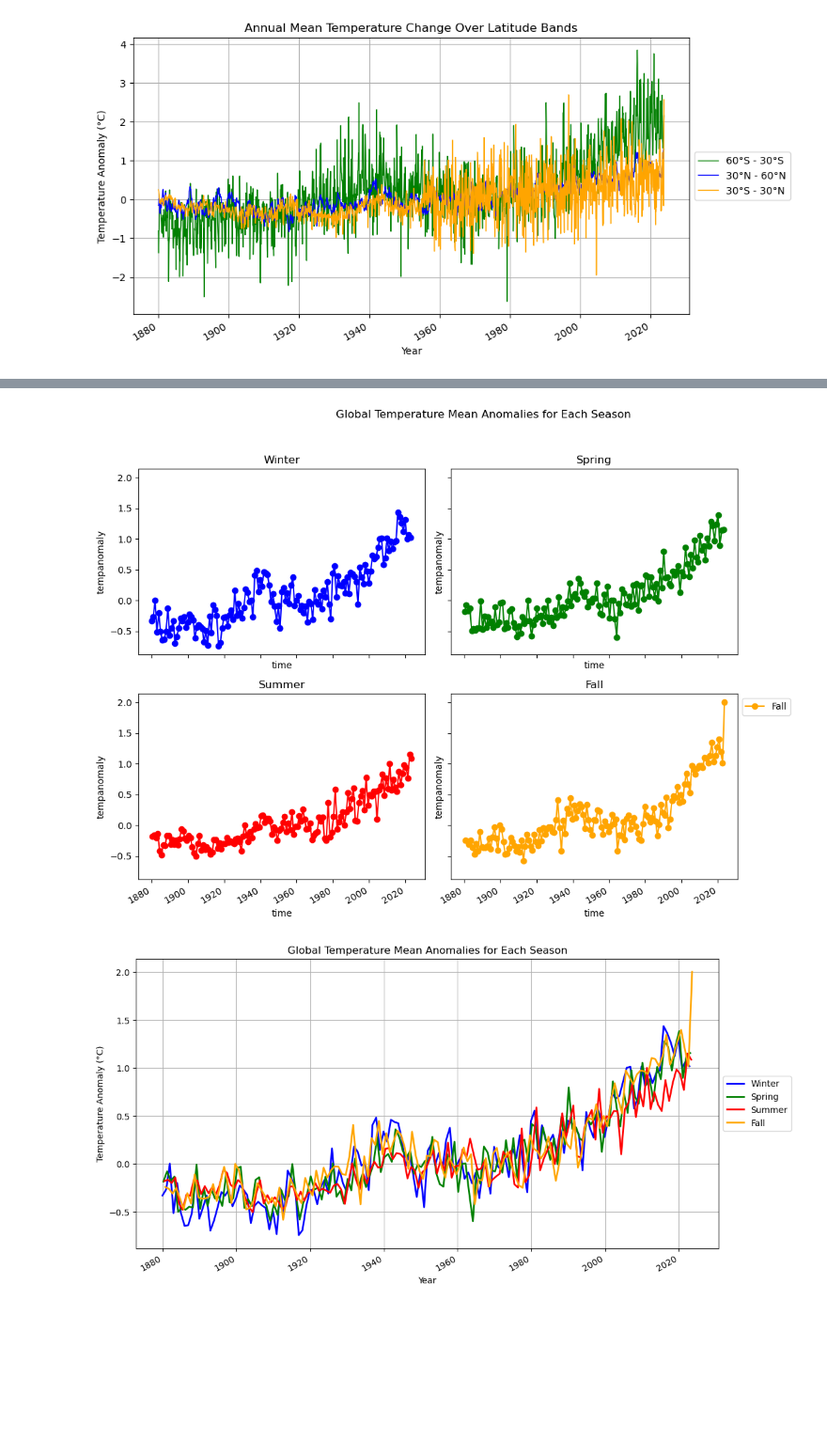
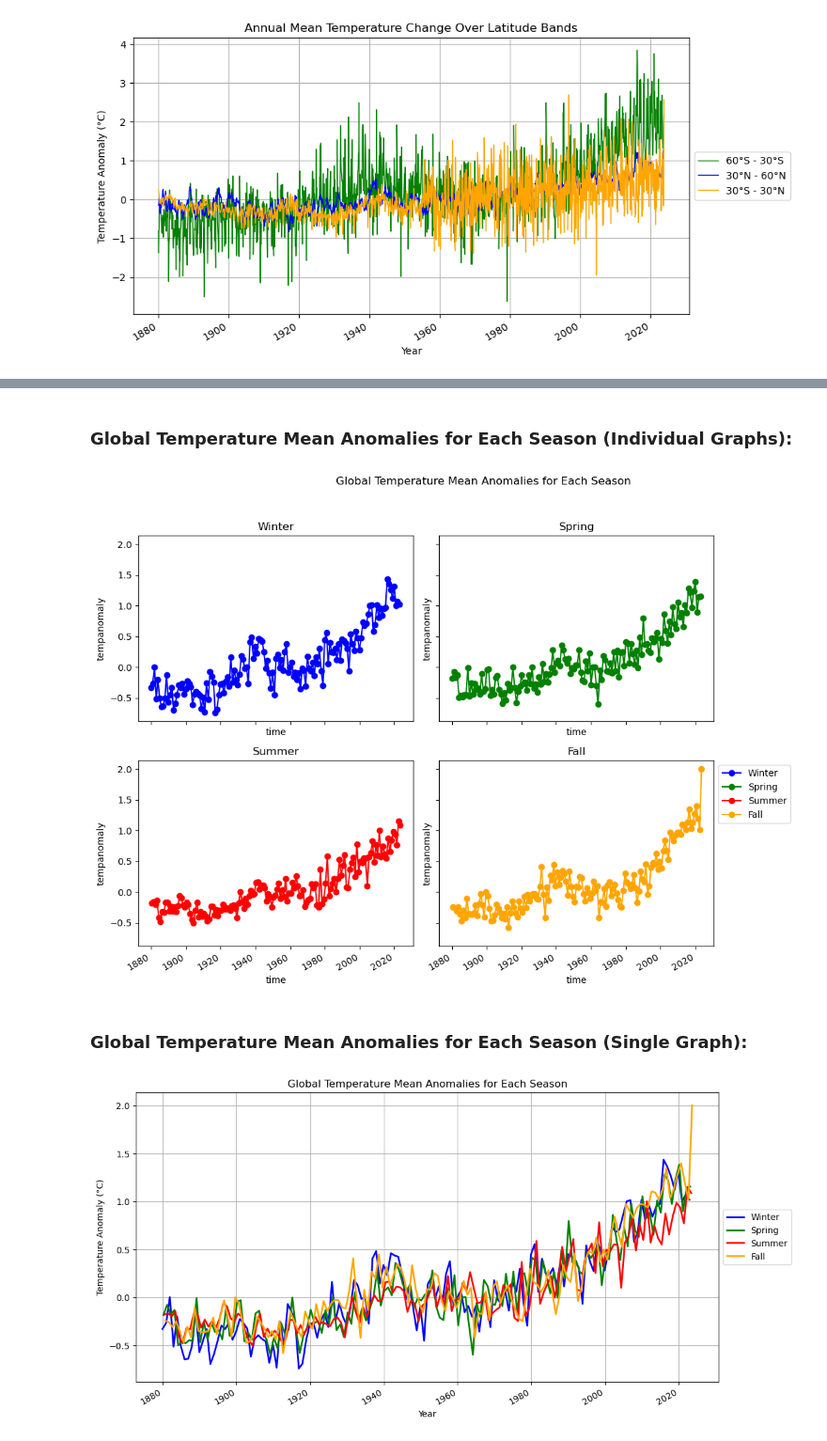
Before and after one commit to ajoherron/GISTEMP_rewrite, a Jupyter notebook: GISTEMP Visualizations.ipynb, the cells around one changed output, grey strips where cells are left out. Shown at 94% size. Drawn from its saved outputs; the diff is of its cells as text; code cells hidden in the pictures; blank space fills up the shorter version.

Commit message:
Updated GISTEMP Visualizations Notebook

```diff
--- a/GISTEMP Visualizations.ipynb
+++ b/GISTEMP Visualizations.ipynb
@@ -243,3 +190,5 @@ HTML('us_temperature_animation.html')
+# %% [markdown]
+### Global Temperature Mean Anomalies for Each Season (Individual Graphs):
 # %%
 import matplotlib.pyplot as plt
 import xarray as xr
@@ -259,31 +208,37 @@ fall_data = temp_seasonal.sel(time=temp_seasonal['time.season'] == 'SON')
 # %%
 # Plot each season as a line graph with different colors and line thickness
 fig, axes = plt.subplots(2, 2, figsize=(12, 8), sharex=True, sharey=True)
 fig.suptitle('Global Temperature Mean Anomalies for Each Season')
 
 # Winter
-winter_data.mean(dim=['lat', 'lon']).plot.line(ax=axes[0, 0], marker='o', label='Winter', color='blue', linewidth=1.5)
+winter_line, = winter_data.mean(dim=['lat', 'lon']).plot.line(ax=axes[0, 0], marker='o', label='Winter', color='blue', linewidth=1.5)
 axes[0, 0].set_title('Winter')
 
 # Spring
-spring_data.mean(dim=['lat', 'lon']).plot.line(ax=axes[0, 1], marker='o', label='Spring', color='green', linewidth=1.5)
+spring_line, = spring_data.mean(dim=['lat', 'lon']).plot.line(ax=axes[0, 1], marker='o', label='Spring', color='green', linewidth=1.5)
 axes[0, 1].set_title('Spring')
 
 # Summer
-summer_data.mean(dim=['lat', 'lon']).plot.line(ax=axes[1, 0], marker='o', label='Summer', color='red', linewidth=1.5)
+summer_line, = summer_data.mean(dim=['lat', 'lon']).plot.line(ax=axes[1, 0], marker='o', label='Summer', color='red', linewidth=1.5)
 axes[1, 0].set_title('Summer')
 
 # Fall
-fall_data.mean(dim=['lat', 'lon']).plot.line(ax=axes[1, 1], marker='o', label='Fall', color='orange', linewidth=1.5)
+fall_line, = fall_data.mean(dim=['lat', 'lon']).plot.line(ax=axes[1, 1], marker='o', label='Fall', color='orange', linewidth=1.5)
 axes[1, 1].set_title('Fall')
 
+# Collect handles and labels for creating a single legend
+handles = [winter_line, spring_line, summer_line, fall_line]
+labels = [handle.get_label() for handle in handles]
+
 # Add a single legend outside the subplots
-axes.flatten()[-1].legend(loc='upper left', bbox_to_anchor=(1, 1))
+axes.flatten()[-1].legend(handles=handles, labels=labels, loc='upper left', bbox_to_anchor=(1, 1))
 
 plt.tight_layout(rect=[0, 0, 0.9, 0.95])
 plt.show()
 # %% [output]
-[figure, old version]
+[figure, new version]
+# %% [markdown]
+### Global Temperature Mean Anomalies for Each Season (Single Graph):
 # %%
 import matplotlib.pyplot as plt
 import xarray as xr
```
Also changed, not shown: parts of 63 cells of this notebook.
